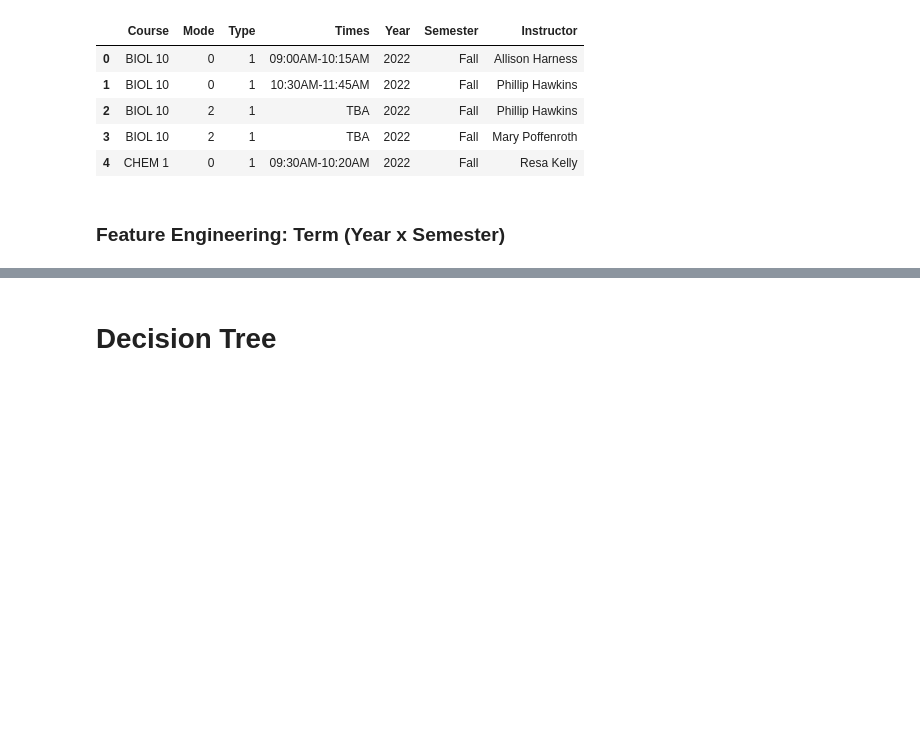
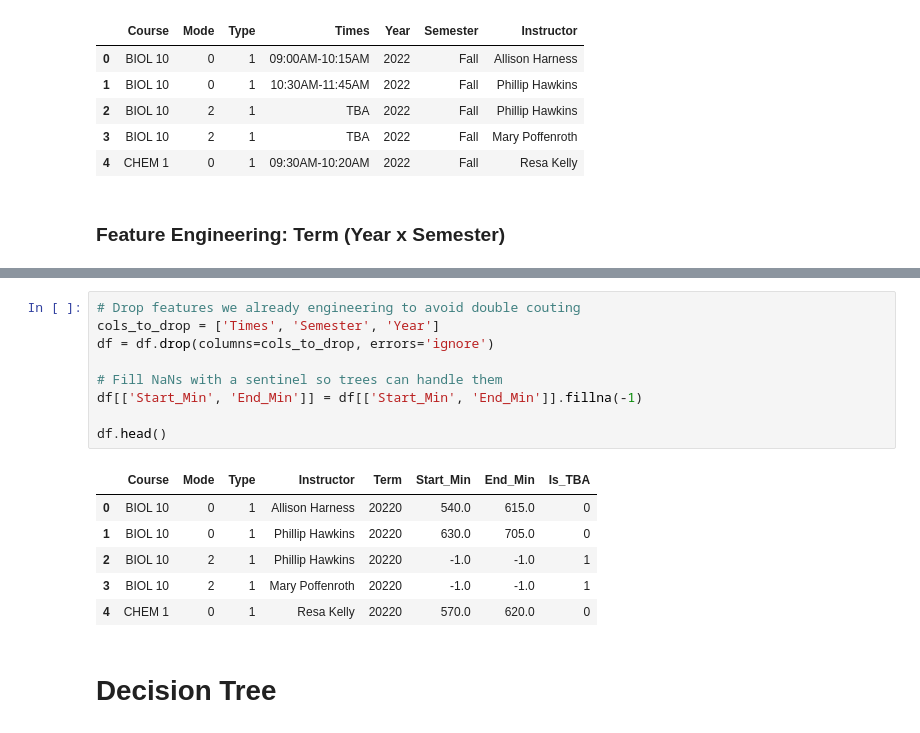
Before and after one commit to 7HE-LUCKY-FISH/major_map, a Jupyter notebook: notebooks/data_preprocessing.ipynb, the cells around one changed output, grey strips where cells are left out. Cells and saved outputs as stored; diff of their text form; blank space fills up the shorter version.

```diff
--- a/notebooks/data_preprocessing.ipynb
+++ b/notebooks/data_preprocessing.ipynb
@@ -195,2 +218,18 @@ Name: count, dtype: int64
+# %%
+# Drop features we already engineering to avoid double couting
+cols_to_drop = ['Times', 'Semester', 'Year']
+df = df.drop(columns=cols_to_drop, errors='ignore')
+
+# Fill NaNs with a sentinel so trees can handle them
+df[['Start_Min', 'End_Min']] = df[['Start_Min', 'End_Min']].fillna(-1)
+
+df.head()
+# %% [output]
+|  | Course | Mode | Type | Instructor | Term | Start_Min | End_Min | Is_TBA |
+| 0 | BIOL 10 | 0 | 1 | Allison Harness | 20220 | 540.0 | 615.0 | 0 |
+| 1 | BIOL 10 | 0 | 1 | Phillip Hawkins | 20220 | 630.0 | 705.0 | 0 |
+| 2 | BIOL 10 | 2 | 1 | Phillip Hawkins | 20220 | -1.0 | -1.0 | 1 |
+| 3 | BIOL 10 | 2 | 1 | Mary Poffenroth | 20220 | -1.0 | -1.0 | 1 |
+| 4 | CHEM 1 | 0 | 1 | Resa Kelly | 20220 | 570.0 | 620.0 | 0 |
 # %% [markdown]
 # Decision Tree
```
Also changed, not shown: parts of 5 cells of this notebook.
